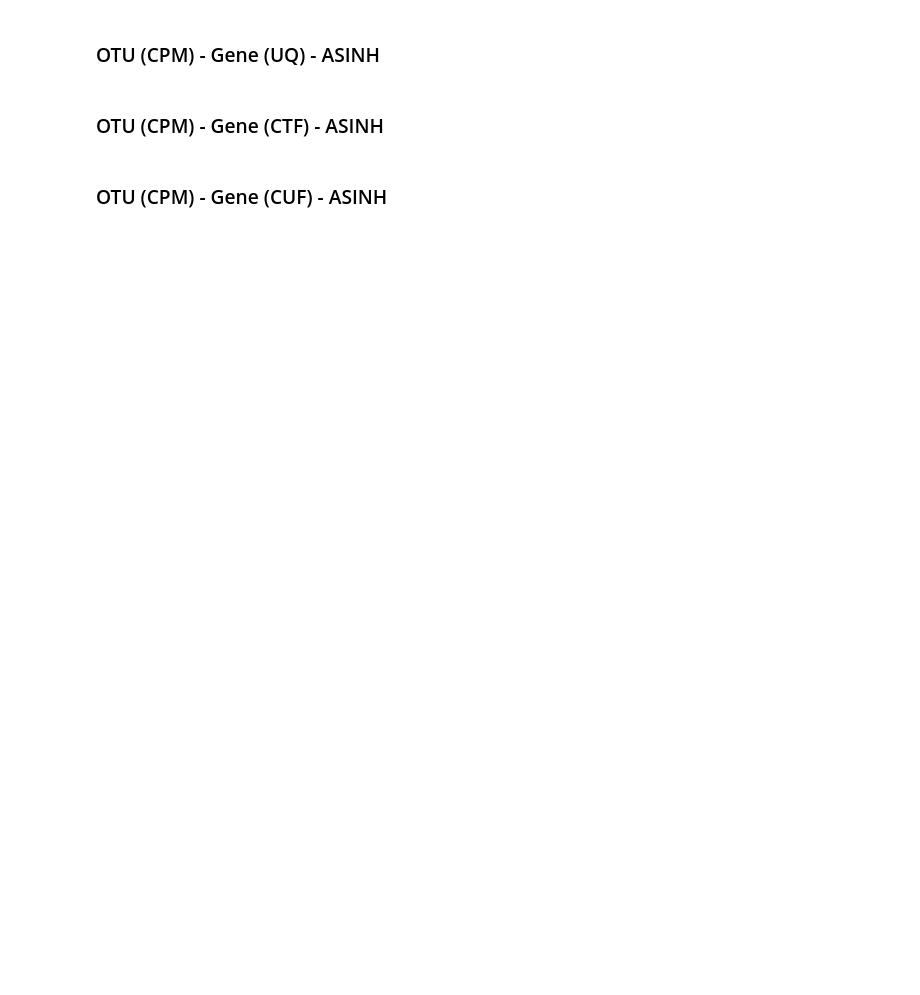
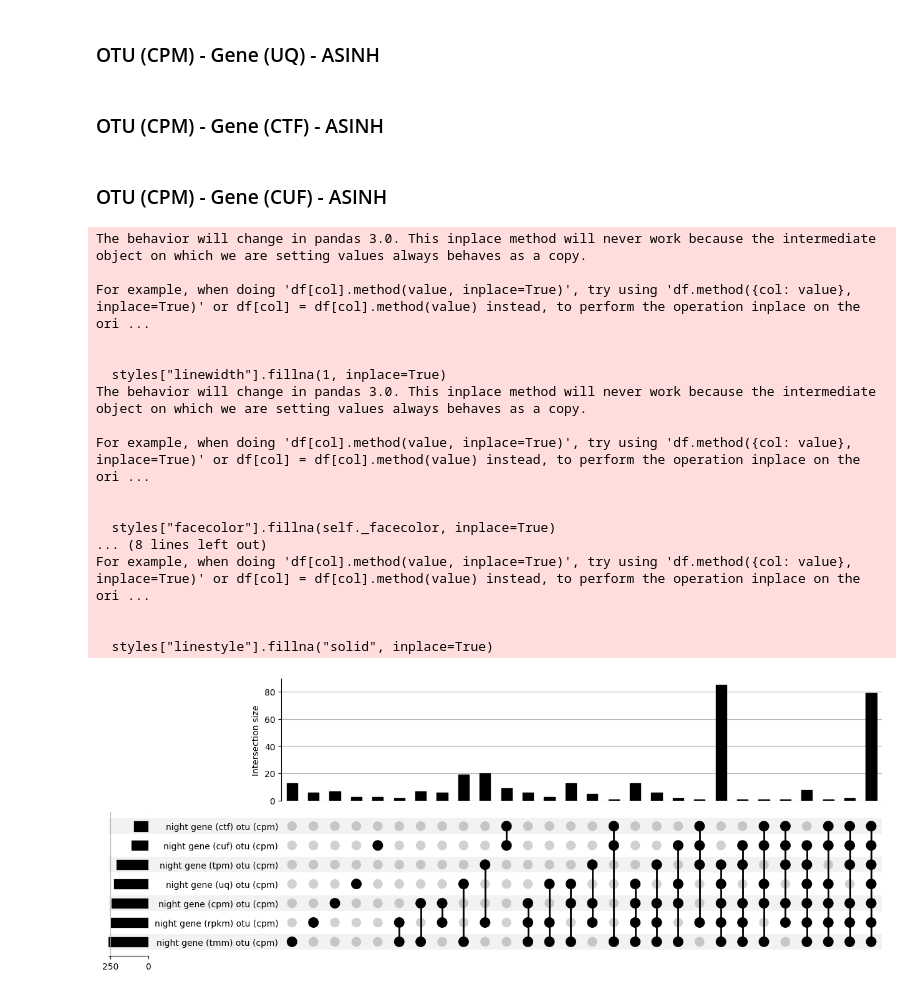
Before and after one commit to SantosRAC/maize_microbiome_transcriptomics, a Jupyter notebook: correlations_rnaseq_metataxonomics/correlations_rnaseq_otus.ipynb, the cells around one changed output. Saved outputs shown, nothing was run; the diff lists cells and outputs as text; code cells hidden in the pictures; blank space fills up the shorter version.

```diff
--- a/correlations_rnaseq_metataxonomics/correlations_rnaseq_otus.ipynb
+++ b/correlations_rnaseq_metataxonomics/correlations_rnaseq_otus.ipynb
@@ -147,3 +323,5 @@ otu_table_merged_night_cpm_filtered_cv = otu_table_merged_night_cpm_filtered.app
 # %%
 otu_table_merged_day_cpm_filtered_cv_filtered = otu_table_merged_day_cpm_filtered.loc[otu_table_merged_day_cpm_filtered_cv[otu_table_merged_day_cpm_filtered_cv > otu_table_merged_day_cpm_filtered_cv.quantile(q=0.25)].index]
 otu_table_merged_night_cpm_filtered_cv_filtered = otu_table_merged_night_cpm_filtered.loc[otu_table_merged_night_cpm_filtered_cv[otu_table_merged_night_cpm_filtered_cv > otu_table_merged_day_cpm_filtered_cv.quantile(q=0.25)].index]
+otu_table_merged_day_cpm_asinh_filtered_cv_filtered = otu_table_merged_day_cpm_asinh_filtered.loc[otu_table_merged_day_cpm_asinh_filtered_cv[otu_table_merged_day_cpm_asinh_filtered_cv > otu_table_merged_day_cpm_asinh_filtered_cv.quantile(q=0.25)].index]
+otu_table_merged_night_cpm_asinh_filtered_cv_filtered = otu_table_merged_night_cpm_asinh_filtered.loc[otu_table_merged_night_cpm_asinh_filtered_cv[otu_table_merged_night_cpm_asinh_filtered_cv > otu_table_merged_night_cpm_asinh_filtered_cv.quantile(q=0.25)].index]
@@ -253,2 +833,62 @@ print(len(set(pairs_night_genecpm_otucpm).intersection(pairs_night_genetpm_otucp
 # %% [markdown]
 ### OTU (CPM) - Gene (CUF) - ASINH
+# %%
+concat_df_night = pd.concat([kremling_expression_v5_night_cuf_asinh_filtered_cv_filtered, otu_table_merged_night_cpm_asinh_filtered_cv_filtered], axis=0)
+concat_df_day = pd.concat([kremling_expression_v5_day_cuf_asinh_filtered_cv_filtered, otu_table_merged_day_cpm_asinh_filtered_cv_filtered], axis=0)
+
+concatenated_transposed_day = concat_df_day.transpose()
+concatenated_transposed_night = concat_df_night.transpose()
+
+cor_values_day = cor_full(concatenated_transposed_day)
+cor_values_night = cor_full(concatenated_transposed_night)
+
+true_positions_day = np.where(cor_values_day > 0.5)
+shape_row_day = kremling_expression_v5_day_cuf_asinh_filtered_cv_filtered.shape[0]
+true_positions_night = np.where(cor_values_night > 0.5)
+shape_row_night = kremling_expression_v5_night_cuf_asinh_filtered_cv_filtered.shape[0]
+
+pairs_day_genecufasinh_otucpm = []
+pairs_night_genecufasinh_otucpm = []
+
+for i in range(len(true_positions_day[0])):
+    if (true_positions_day[1][i] > (shape_row_day - 1)) and (true_positions_day[0][i] < shape_row_day):
+        pairs_day_genecufasinh_otucpm.append((str(cor_values_day.columns[true_positions_day[1][i]]),
+              str(cor_values_day.index[true_positions_day[0][i]])))
+
+for i in range(len(true_positions_night[0])):
+    if (true_positions_night[1][i] > (shape_row_night - 1)) and (true_positions_night[0][i] < shape_row_night):
+        pairs_night_genecufasinh_otucpm.append((str(cor_values_night.columns[true_positions_night[1][i]]),
+              str(cor_values_night.index[true_positions_night[0][i]])))
+# %%
+correlations_asinh_night = from_contents(
+    {"night gene (cpm) otu (cpm)": pairs_night_genecpmasinh_otucpm,
+    "night gene (tpm) otu (cpm)": pairs_night_genetpmasinh_otucpm,
+    "night gene (tmm) otu (cpm)": pairs_night_genetmmasinh_otucpm,
+    "night gene (rpkm) otu (cpm)": pairs_night_generpkmasinh_otucpm,
+    "night gene (uq) otu (cpm)": pairs_night_geneuqasinh_otucpm,
+    "night gene (ctf) otu (cpm)": pairs_night_genectfasinh_otucpm,
+    "night gene (cuf) otu (cpm)": pairs_night_genecufasinh_otucpm}
+)
+
+from upsetplot import UpSet
+
+ax_dict = UpSet(correlations_asinh_night, subset_size="count").plot()
+# %% [output]
+The behavior will change in pandas 3.0. This inplace method will never work because the intermediate object on which we are setting values always behaves as a copy.
+
+For example, when doing 'df[col].method(value, inplace=True)', try using 'df.method({col: value}, inplace=True)' or df[col] = df[col].method(value) instead, to perform the operation inplace on the ori ...
+
+
+  styles["linewidth"].fillna(1, inplace=True)
+The behavior will change in pandas 3.0. This inplace method will never work because the intermediate object on which we are setting values always behaves as a copy.
+
+For example, when doing 'df[col].method(value, inplace=True)', try using 'df.method({col: value}, inplace=True)' or df[col] = df[col].method(value) instead, to perform the operation inplace on the ori ...
+
+
+  styles["facecolor"].fillna(self._facecolor, inplace=True)
+... (8 lines left out)
+For example, when doing 'df[col].method(value, inplace=True)', try using 'df.method({col: value}, inplace=True)' or df[col] = df[col].method(value) instead, to perform the operation inplace on the ori ...
+
+
+  styles["linestyle"].fillna("solid", inplace=True)
+[figure, added]
```
Also changed, not shown: parts of 55 cells of this notebook, 1 other file.
